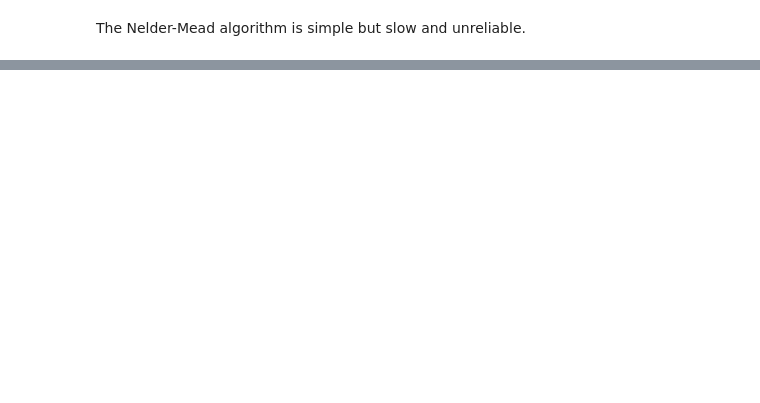
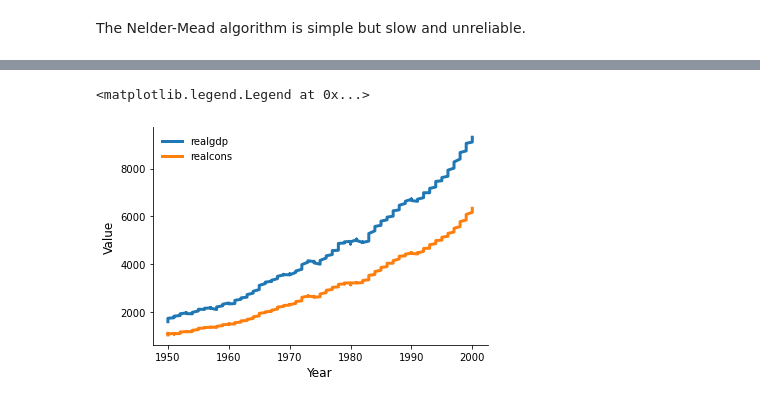
Before and after one commit to OpenSourceEconomics/ose-course-scientific-computing, a Jupyter notebook: lectures/optimization/notebook.ipynb, the cells around one changed output, grey strips where cells are left out. Saved outputs shown, nothing was run; the diff lists cells and outputs as text; code cells hidden in the pictures; blank space fills up the shorter version.

```diff
--- a/lectures/optimization/notebook.ipynb
+++ b/lectures/optimization/notebook.ipynb
@@ -209,0 +253,3 @@ This is called the method of steepest ascent because the gradient, to a first or
+# %%
+df = pd.read_pickle("material/data-consumption-function.pkl")
+df.head()
@@ -209,0 +264,14 @@ This is called the method of steepest ascent because the gradient, to a first or
+# %%
+fig, ax = plt.subplots()
+x = df.index.get_level_values("Year")
+
+for name in ["realgdp", "realcons"]:
+    y = df[name]
+    ax.plot(x, y, label=name)
+
+ax.set_xlabel("Year")
+ax.set_ylabel("Value")
+ax.legend()
+# %% [output]
+<matplotlib.legend.Legend at 0x...>
+[figure, added]
```
Also changed, not shown: parts of 19 cells of this notebook, 6 other files.
